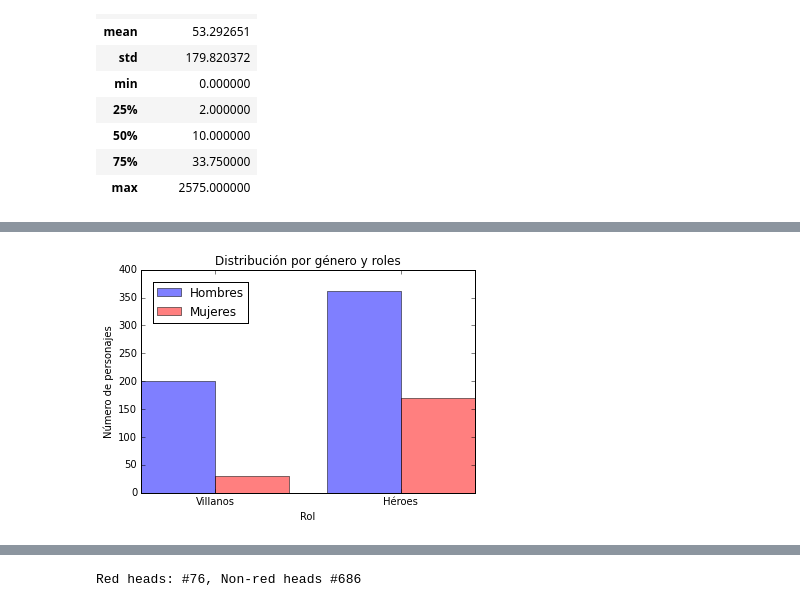
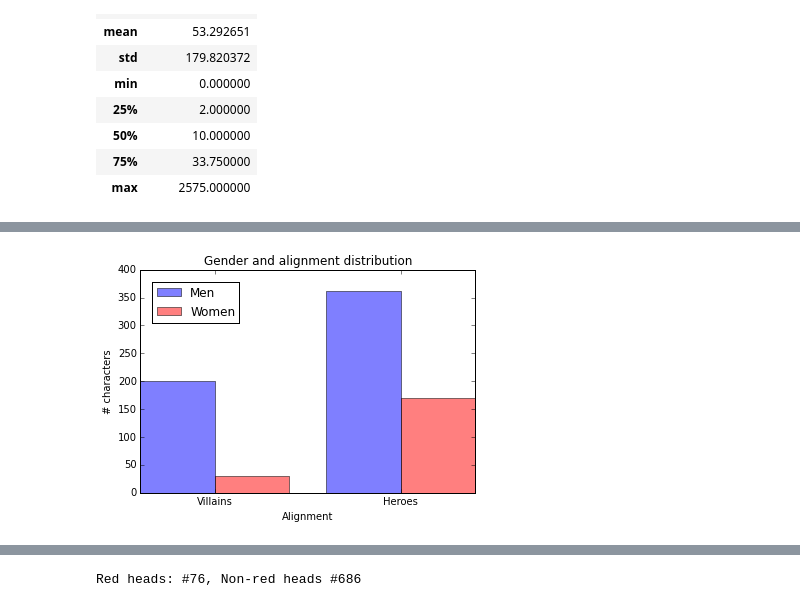
Before and after one commit to maigimenez/aurora, a Jupyter notebook: Aurora.ipynb, the cells around one changed output, grey strips where cells are left out. Saved outputs shown, nothing was run; the diff lists cells and outputs as text; code cells hidden in the pictures.

```diff
--- a/Aurora.ipynb
+++ b/Aurora.ipynb
@@ -667,31 +683,31 @@ import matplotlib.pyplot as plt
 # %%
 n_groups = 2
 
 men_data = (gender_data['Men']['Villains'], gender_data['Men']['Heroes'])
 women_data = (gender_data['Women']['Villains'], gender_data['Women']['Heroes'])
 
 fig, ax = plt.subplots()
 
 index = np.arange(n_groups)
 bar_width = 0.4
 
 opacity = 0.5
 rects1 = plt.bar(index, men_data, bar_width,
                  alpha=opacity,
                  color='b',
-                 label='Hombres')
+                 label='Men')
 
 rects2 = plt.bar(index + bar_width, women_data, bar_width,
                  alpha=opacity,
                  color='r',
-                 label='Mujeres')
+                 label='Women')
 
-plt.xlabel('Rol')
-plt.ylabel('Número de personajes')
-plt.title('Distribución por género y roles')
-plt.xticks(index + bar_width, ('Villanos', 'Héroes'))
+plt.xlabel('Alignment')
+plt.ylabel('# characters')
+plt.title('Gender and alignment distribution')
+plt.xticks(index + bar_width, ('Villains', 'Heroes'))
 plt.legend(loc=0, borderaxespad=1.)
 
 plt.show()
 # %% [output]
-[figure, old version]
+[figure, new version]
```
Also changed, not shown: parts of 197 cells of this notebook.
